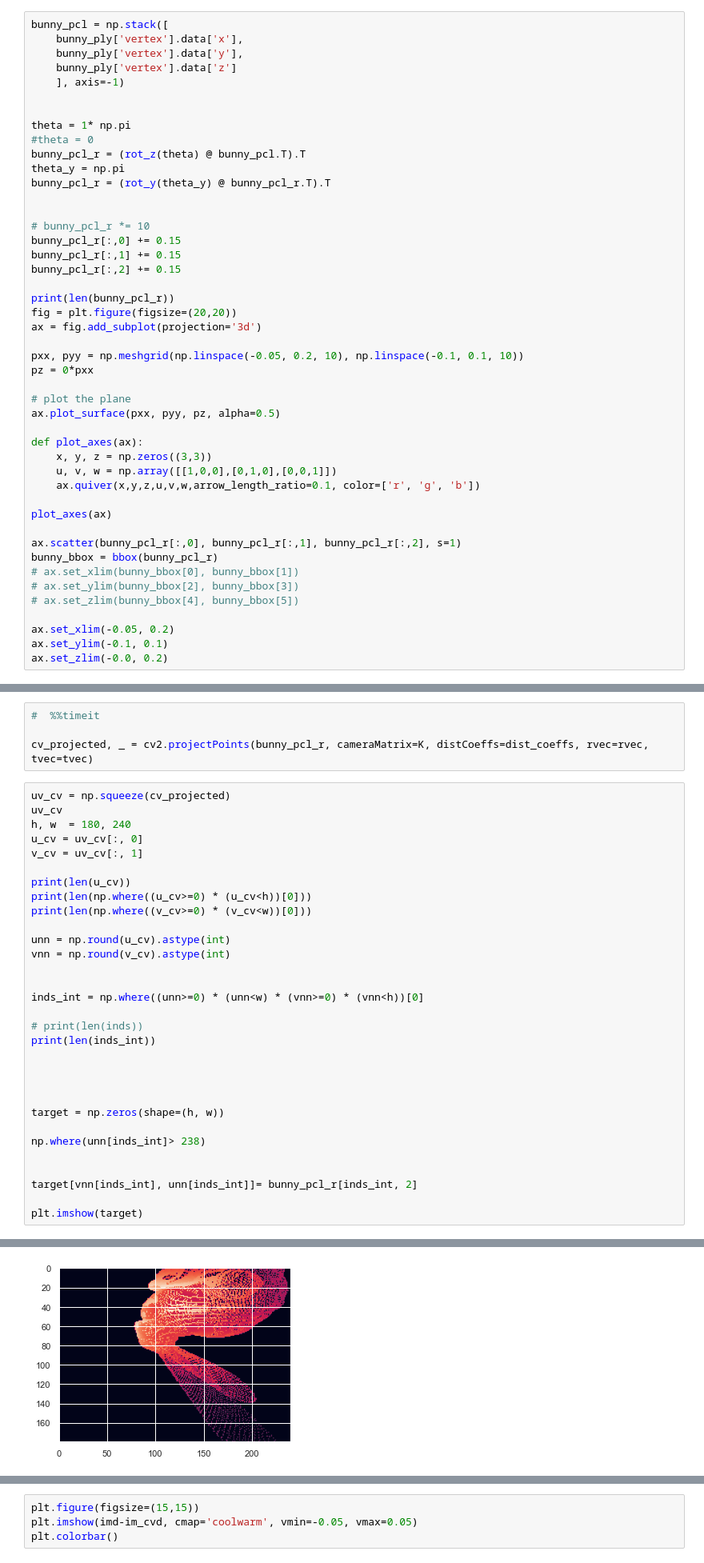
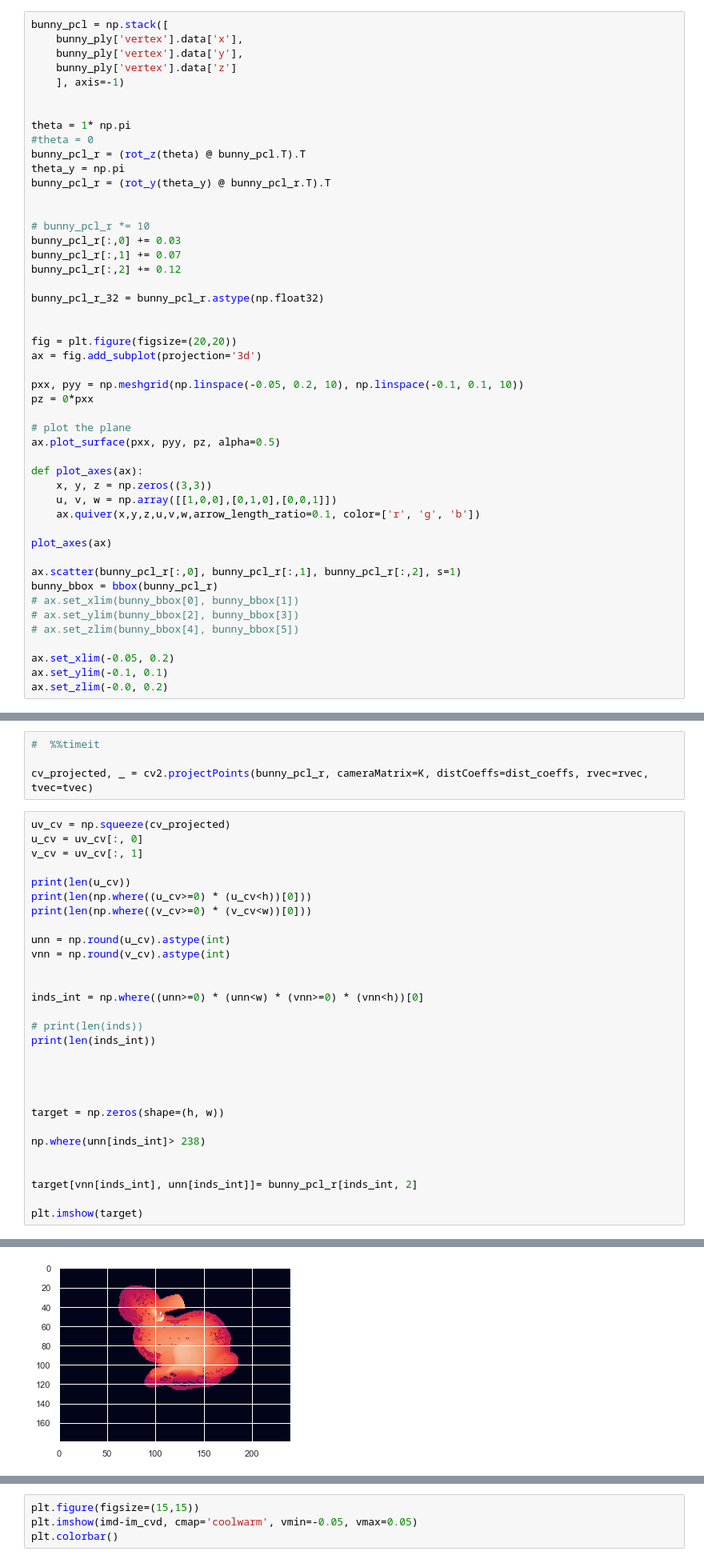
Before and after one commit to sevas/camera_geometry, a Jupyter notebook: cg.ipynb, the cells around one changed output, grey strips where cells are left out. Shown at 80% size. Cells and saved outputs as stored; diff of their text form.

```diff
--- a/cg.ipynb
+++ b/cg.ipynb
@@ -83,11 +91,13 @@ bunny_pcl_r = (rot_y(theta_y) @ bunny_pcl_r.T).T
 
 
 # bunny_pcl_r *= 10
-bunny_pcl_r[:,0] += 0.15
-bunny_pcl_r[:,1] += 0.15
-bunny_pcl_r[:,2] += 0.15
+bunny_pcl_r[:,0] += 0.03
+bunny_pcl_r[:,1] += 0.07
+bunny_pcl_r[:,2] += 0.12
 
-print(len(bunny_pcl_r))
+bunny_pcl_r_32 = bunny_pcl_r.astype(np.float32)
+
+
 fig = plt.figure(figsize=(20,20))
 ax = fig.add_subplot(projection='3d')
 
@@ -240,8 +402,6 @@ ud, vd = project_points_dist(bunny_pcl_r, K, dist_coeffs)
 cv_projected, _ = cv2.projectPoints(bunny_pcl_r, cameraMatrix=K, distCoeffs=dist_coeffs, rvec=rvec, tvec=tvec)
 # %%
 uv_cv = np.squeeze(cv_projected)
-uv_cv
-h, w  = 180, 240
 u_cv = uv_cv[:, 0]
 v_cv = uv_cv[:, 1]
 
@@ -277,5 +437,5 @@ plt.imshow(target)
 <matplotlib.image.AxesImage at 0x...>
-[figure, old version]
+[figure, new version]
 # %%
 
 from numba import njit
```
Also changed, not shown: parts of 29 cells of this notebook.
